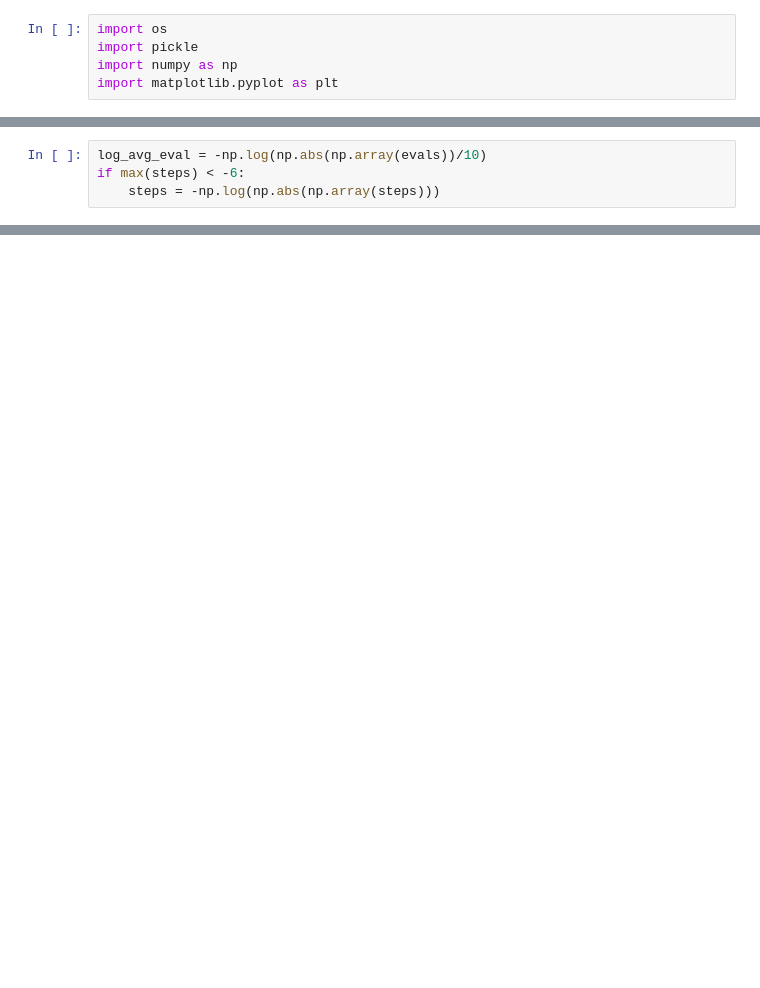
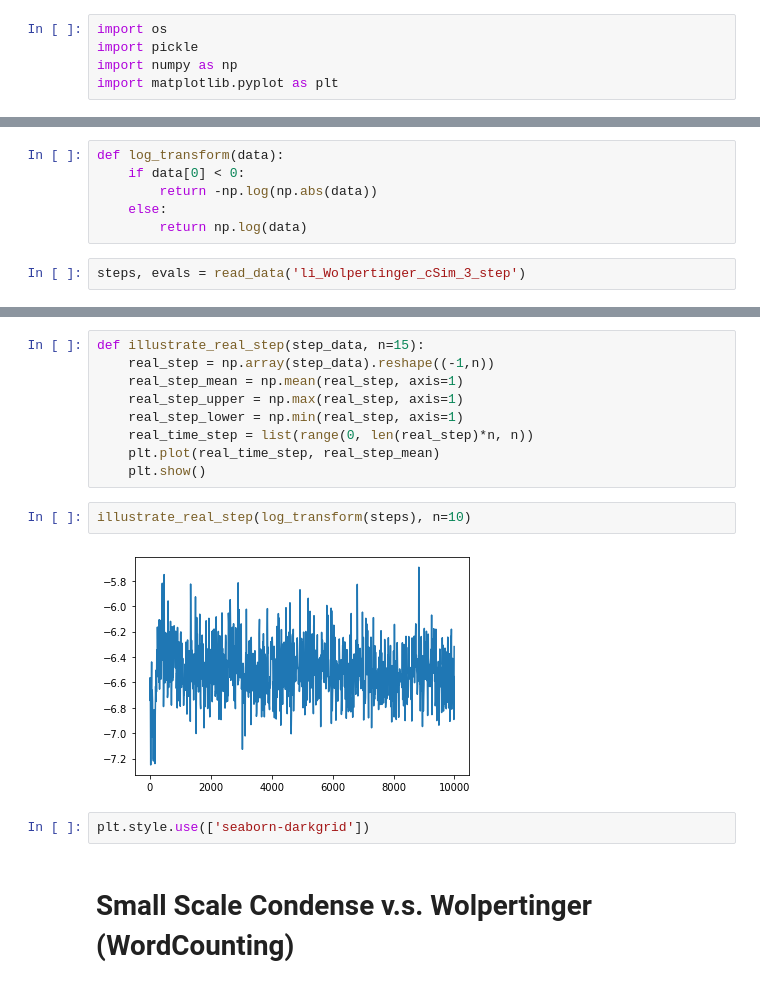
Before and after one commit to siriusctrl/Storm-auto-scheduler, a Jupyter notebook: visualise.ipynb, the cells around one changed output, grey strips where cells are left out. Saved outputs shown, nothing was run; the diff lists cells and outputs as text; blank space fills up the shorter version.

Commit message:
word count heter network

```diff
--- a/visualise.ipynb
+++ b/visualise.ipynb
@@ -11,3 +42,11 @@ with open('./results/parallel_TD3_cSim_condense_large_infi_1_eval.pkl', 'rb') as
+# %%
+def log_transform(data):
+    if data[0] < 0:
+        return -np.log(np.abs(data))
+    else:
+        return np.log(data)
+# %%
+steps, evals = read_data('li_Wolpertinger_cSim_3_step')
 # %%
 max(steps)
 # %% [output]
@@ -19,4 +53,0 @@ len(evals)
-# %%
-log_avg_eval = -np.log(np.abs(np.array(evals))/10)
-if max(steps) < -6:
-    steps = -np.log(np.abs(np.array(steps)))
@@ -65,0 +71,17 @@ plt.show()
+# %%
+def illustrate_real_step(step_data, n=15):
+    real_step = np.array(step_data).reshape((-1,n))
+    real_step_mean = np.mean(real_step, axis=1)
+    real_step_upper = np.max(real_step, axis=1)
+    real_step_lower = np.min(real_step, axis=1)
+    real_time_step = list(range(0, len(real_step)*n, n))
+    plt.plot(real_time_step, real_step_mean)
+    plt.show()
+# %%
+illustrate_real_step(log_transform(steps), n=10)
+# %% [output]
+[figure, added]
+# %%
+plt.style.use(['seaborn-darkgrid'])
+# %% [markdown]
+# Small Scale Condense v.s. Wolpertinger (WordCounting)
```
Also changed, not shown: parts of 31 cells of this notebook, 6 other files.
